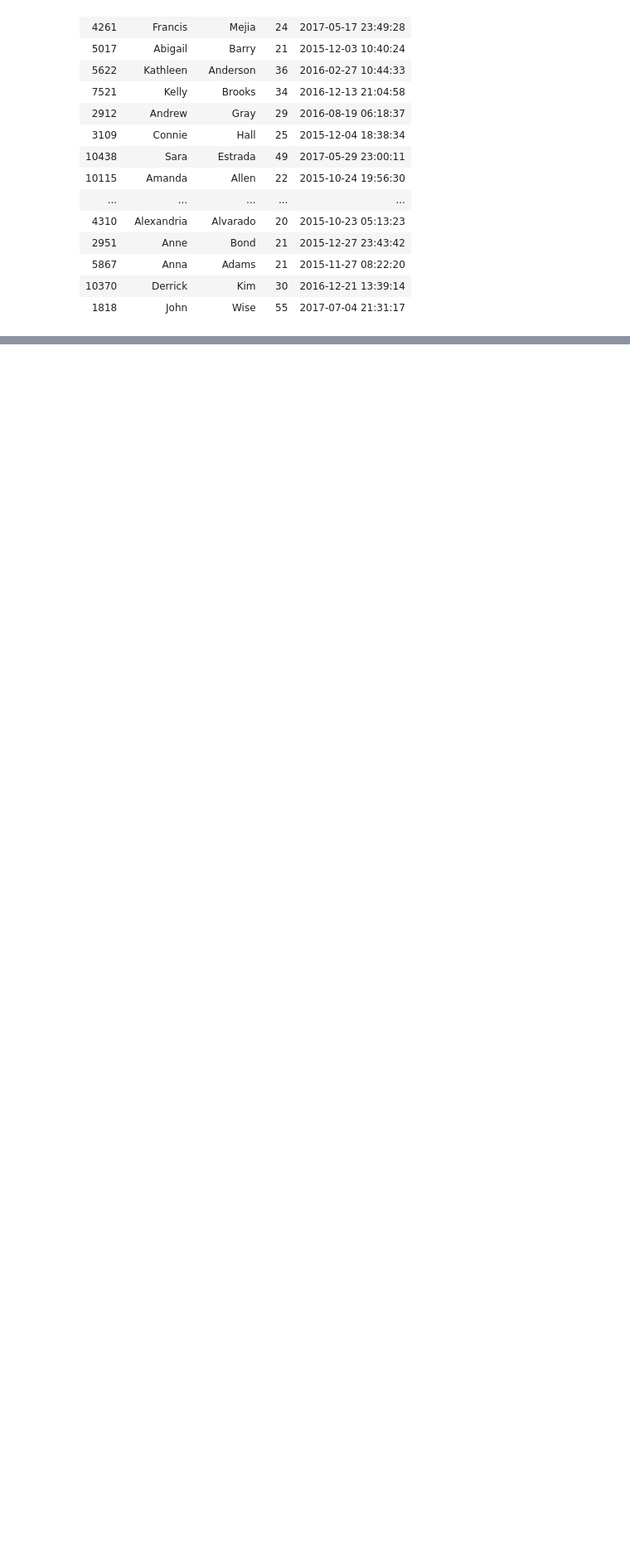
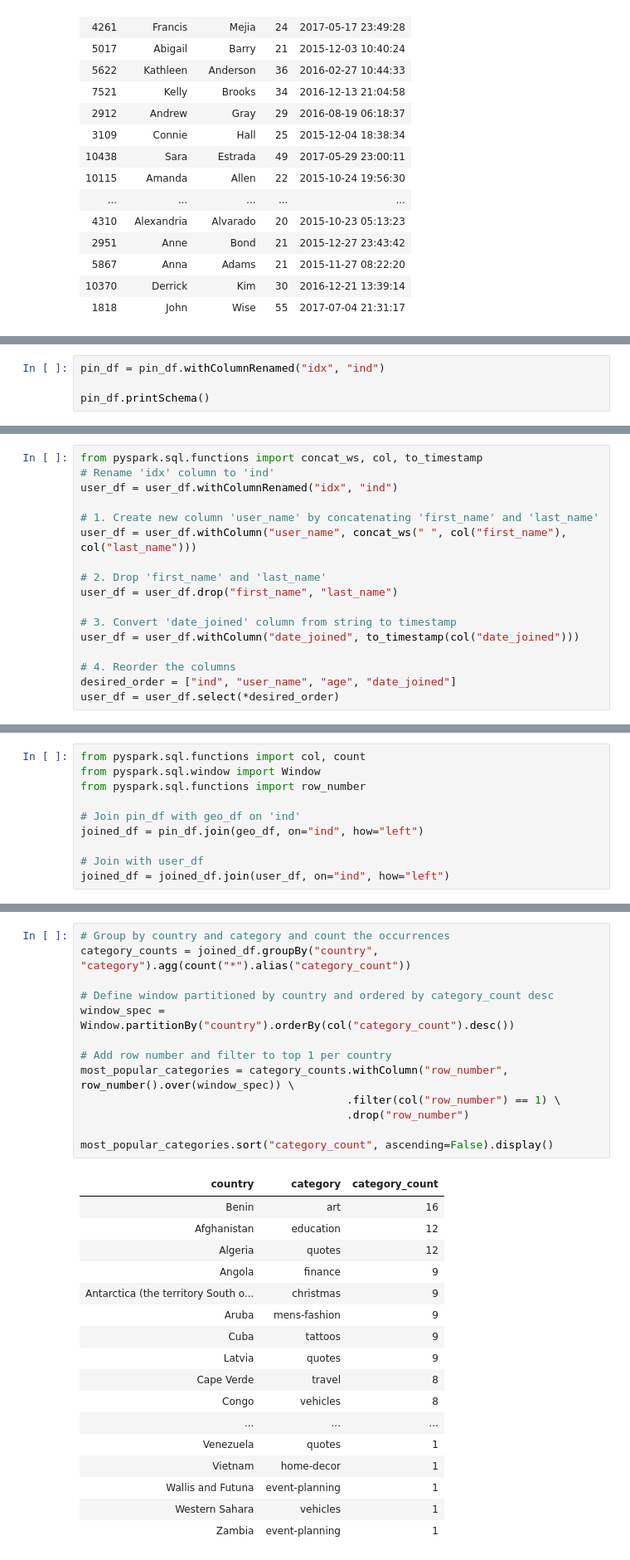
Before and after one commit to kyle-oc/pinterest_data_pipeline, a Jupyter notebook: scripts/databricks_integration.ipynb, the cells around one changed output, grey strips where cells are left out. Shown at 83% size. Cells and saved outputs as stored; diff of their text form; blank space fills up the shorter version.

```diff
--- a/scripts/databricks_integration.ipynb
+++ b/scripts/databricks_integration.ipynb
@@ -81,0 +195,4 @@ user_df.display()
+# %%
+pin_df = pin_df.withColumnRenamed("idx", "ind")
+
+pin_df.printSchema()
@@ -81,0 +280,17 @@ user_df.display()
+# %%
+from pyspark.sql.functions import concat_ws, col, to_timestamp
+# Rename 'idx' column to 'ind'
+user_df = user_df.withColumnRenamed("idx", "ind")
+
+# 1. Create new column 'user_name' by concatenating 'first_name' and 'last_name'
+user_df = user_df.withColumn("user_name", concat_ws(" ", col("first_name"), col("last_name")))
+
+# 2. Drop 'first_name' and 'last_name'
+user_df = user_df.drop("first_name", "last_name")
+
+# 3. Convert 'date_joined' column from string to timestamp
+user_df = user_df.withColumn("date_joined", to_timestamp(col("date_joined")))
+
+# 4. Reorder the columns
+desired_order = ["ind", "user_name", "age", "date_joined"]
+user_df = user_df.select(*desired_order)
@@ -81,0 +301,10 @@ user_df.display()
+# %%
+from pyspark.sql.functions import col, count
+from pyspark.sql.window import Window
+from pyspark.sql.functions import row_number
+
+# Join pin_df with geo_df on 'ind'
+joined_df = pin_df.join(geo_df, on="ind", how="left")
+
+# Join with user_df
+joined_df = joined_df.join(user_df, on="ind", how="left")
@@ -81,0 +313,31 @@ user_df.display()
+# %%
+# Group by country and category and count the occurrences
+category_counts = joined_df.groupBy("country", "category").agg(count("*").alias("category_count"))
+
+# Define window partitioned by country and ordered by category_count desc
+window_spec = Window.partitionBy("country").orderBy(col("category_count").desc())
+
+# Add row number and filter to top 1 per country
+most_popular_categories = category_counts.withColumn("row_number", row_number().over(window_spec)) \
+                                         .filter(col("row_number") == 1) \
+                                         .drop("row_number")
+
+most_popular_categories.sort("category_count", ascending=False).display()
+# %% [output]
+| country | category | category_count |
+| Benin | art | 16 |
+| Afghanistan | education | 12 |
+| Algeria | quotes | 12 |
+| Angola | finance | 9 |
+| Antarctica (the territory South o... | christmas | 9 |
+| Aruba | mens-fashion | 9 |
+| Cuba | tattoos | 9 |
+| Latvia | quotes | 9 |
+| Cape Verde | travel | 8 |
+| Congo | vehicles | 8 |
+| ... | ... | ... |
+| Venezuela | quotes | 1 |
+| Vietnam | home-decor | 1 |
+| Wallis and Futuna | event-planning | 1 |
+| Western Sahara | vehicles | 1 |
+| Zambia | event-planning | 1 |
```
Also changed, not shown: parts of 43 cells of this notebook, 1 other file.
